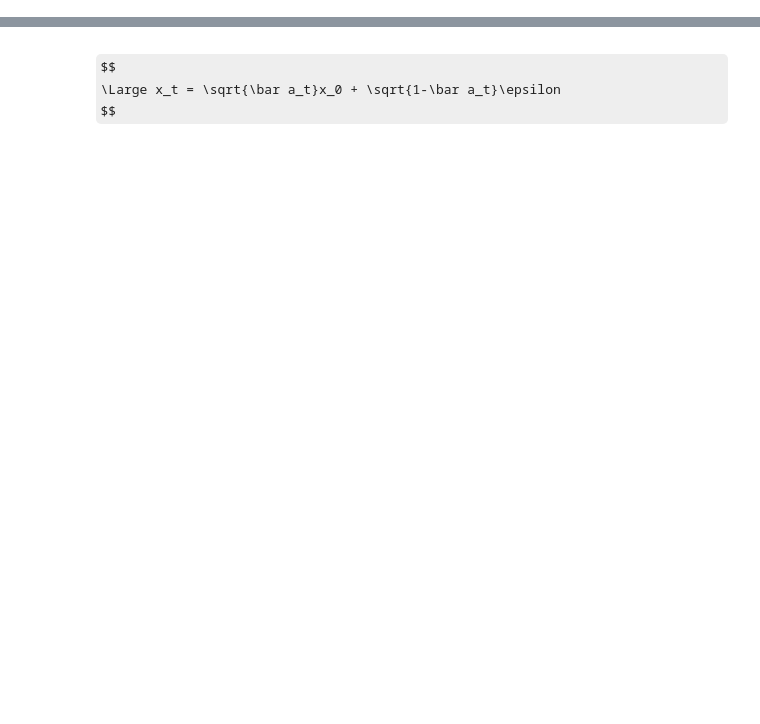
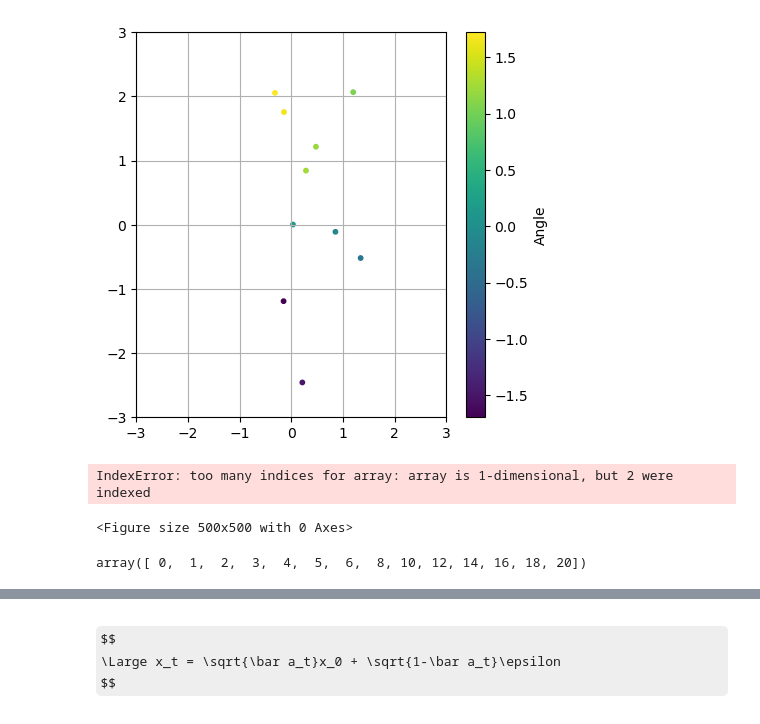
Before and after one commit to Grazvy/Diffusion_Models_demonstration, a Jupyter notebook: DDPM.ipynb, the cells around one changed output, grey strips where cells are left out. Saved outputs shown, nothing was run; the diff lists cells and outputs as text; code cells hidden in the pictures; some formulas as TeX source; blank space fills up the shorter version.

```diff
--- a/DDPM.ipynb
+++ b/DDPM.ipynb
@@ -58,0 +67,65 @@ visualize_data(dataset_name=BaseConfig['DATASET'], amount=1)
+# %%
+import torch
+import numpy as np
+import matplotlib.pyplot as plt
+
+# Example data (replace x0 with your actual tensor)
+x0 = torch.empty(10, 2)  # Example: empty tensor with the same shape as your actual data
+
+# Generate points from a standard Gaussian distribution
+gaussian_points = torch.randn_like(x0)
+gaussian_points_np = gaussian_points.numpy()
+# Scatter plot with reduced point size
+plt.figure(figsize=(5, 5))
+plt.scatter(gaussian_points_np[:, 0], gaussian_points_np[:, 1], c=np.arctan2(gaussian_points_np[:, 1], gaussian_points_np[:, 0]), cmap='viridis', s=10)  # Adjust the s parameter for point size
+plt.colorbar(label='Angle')
+plt.xlim(-3, 3)
+plt.ylim(-3, 3)
+plt.grid(True)
+plt.show()
+
+    # sample noise from a multivariate normal distribution
+mean = torch.zeros(x0.size(1))
+identity_matrix = torch.eye(x0.size(1))
+multivariate_normal = torch.distributions.MultivariateNormal(mean, identity_matrix)
+e =  multivariate_normal.sample()
+
+gaussian_points_np = e.numpy()
+# Scatter plot with reduced point size
+plt.figure(figsize=(5, 5))
+plt.scatter(gaussian_points_np[:, 0], gaussian_points_np[:, 1], c=np.arctan2(gaussian_points_np[:, 1], gaussian_points_np[:, 0]), cmap='viridis', s=10)  # Adjust the s parameter for point size
+plt.colorbar(label='Angle')
+plt.xlim(-3, 3)
+plt.ylim(-3, 3)
+plt.grid(True)
+plt.show()
+# %% [output]
+[figure, added]
+IndexError: too many indices for array: array is 1-dimensional, but 2 were indexed
+<Figure size 500x500 with 0 Axes>
+# %%
+round_at = 0
+uniform_steps = False
+timesteps = 21
+
+if uniform_steps:
+        specific_timesteps = np.linspace(0, timesteps - 1, 12, dtype=int)
+
+else:
+        one_third = timesteps // 3
+        two_thirds = timesteps - one_third
+        stepsize1 = one_third // 7
+        stepsize2 = two_thirds // 5
+        first_half = np.arange(0, timesteps, stepsize1)[:7]
+        second_half = np.arange(first_half[-1] + stepsize2, timesteps, stepsize2)[:12]
+        specific_timesteps = np.concatenate((first_half, second_half))
+
+if round_at != 0:
+        specific_timesteps = np.round(specific_timesteps, round_at)
+
+        if specific_timesteps[-1] <= timesteps:
+            specific_timesteps[-1] = timesteps - 1
+
+specific_timesteps
+# %% [output]
+array([ 0,  1,  2,  3,  4,  5,  6,  8, 10, 12, 14, 16, 18, 20])
```
Also changed, not shown: parts of 10 cells of this notebook, 3 other files.
